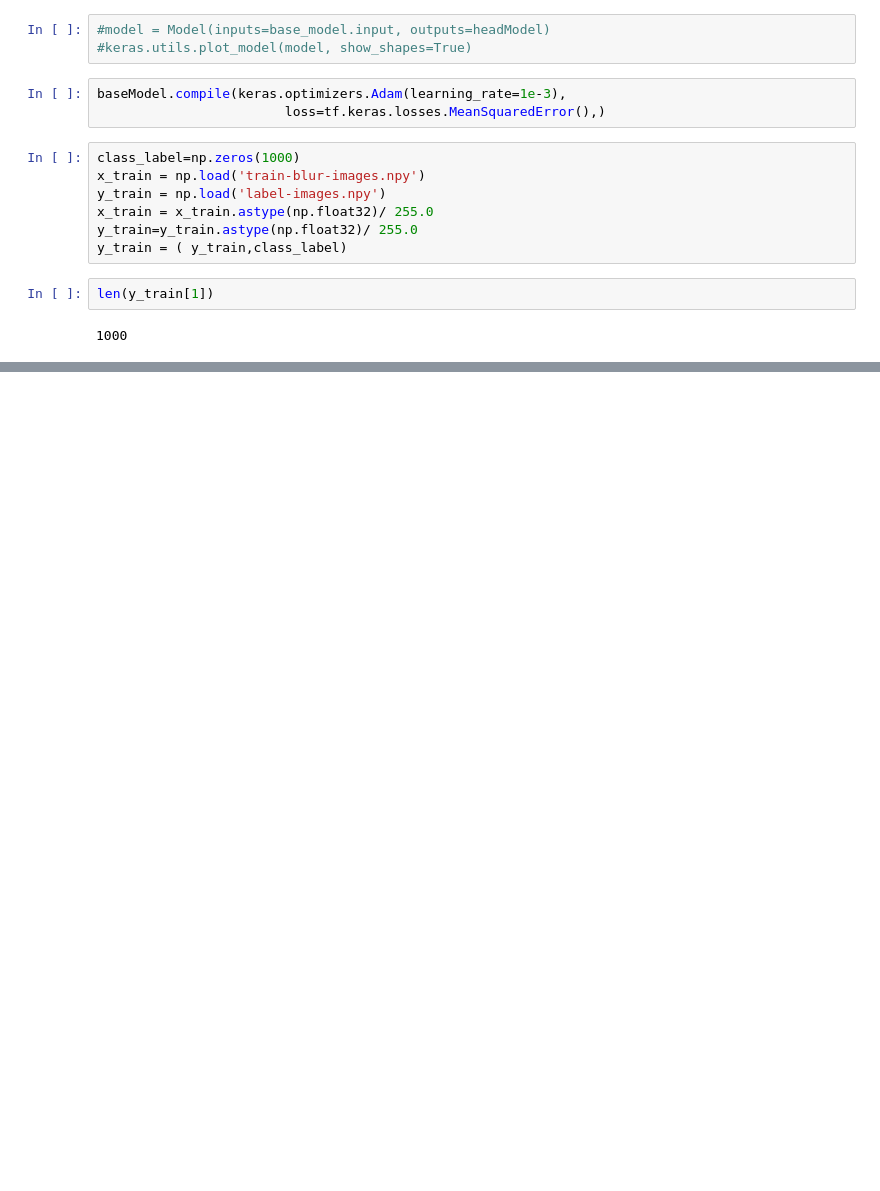
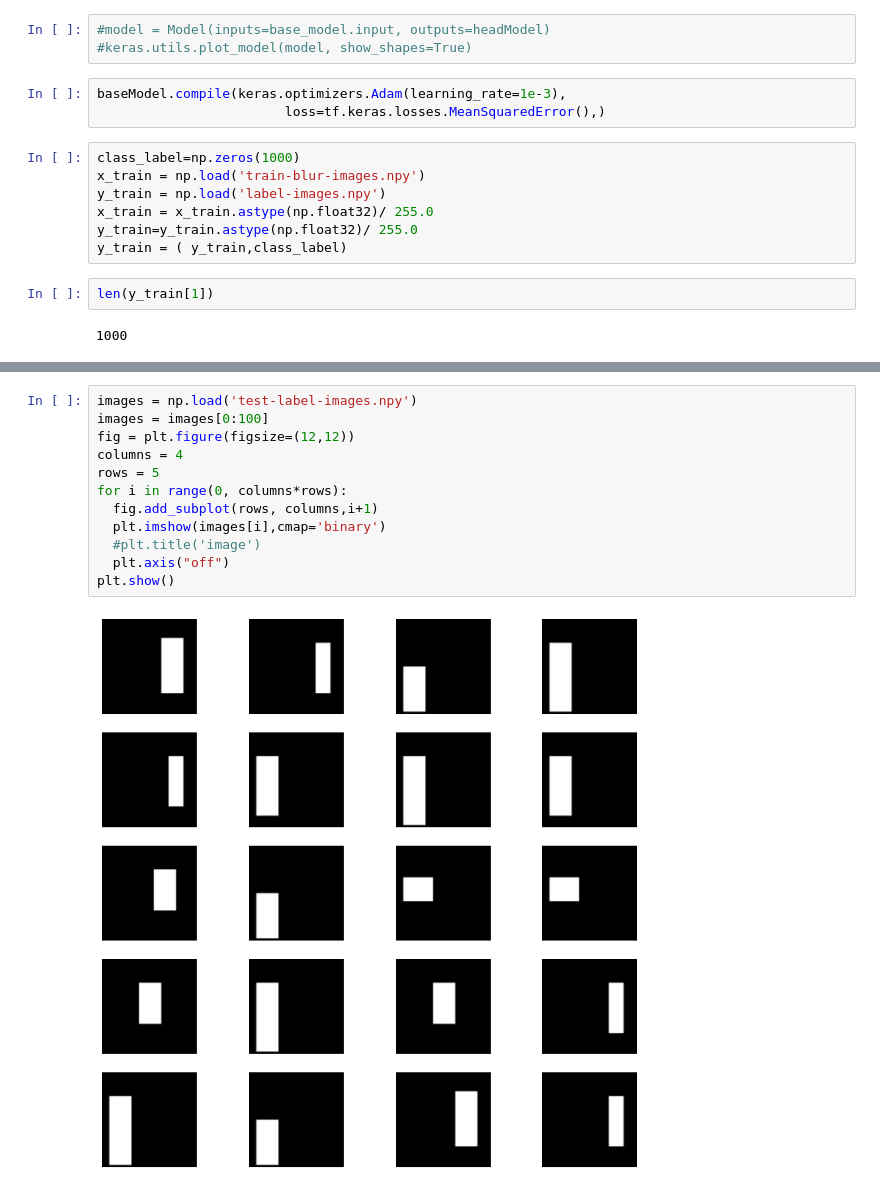
Before and after one commit to MasoudMoeini/Google-Street-View-Images-Blur-Detection, a Jupyter notebook: NewNet.ipynb, the cells around one changed output, grey strips where cells are left out. Drawn from its saved outputs; the diff is of its cells as text; blank space fills up the shorter version.

```diff
--- a/NewNet.ipynb
+++ b/NewNet.ipynb
@@ -268 +277,15 @@ for i in range(num_batches):
+# %%
+images = np.load('test-label-images.npy')
+images = images[0:100]
+fig = plt.figure(figsize=(12,12))
+columns = 4
+rows = 5
+for i in range(0, columns*rows):
+  fig.add_subplot(rows, columns,i+1)
+  plt.imshow(images[i],cmap='binary')
+  #plt.title('image')
+  plt.axis("off")
+plt.show()
+# %% [output]
+[figure, added]
 # %%
```
Also changed, not shown: parts of 18 cells of this notebook.
